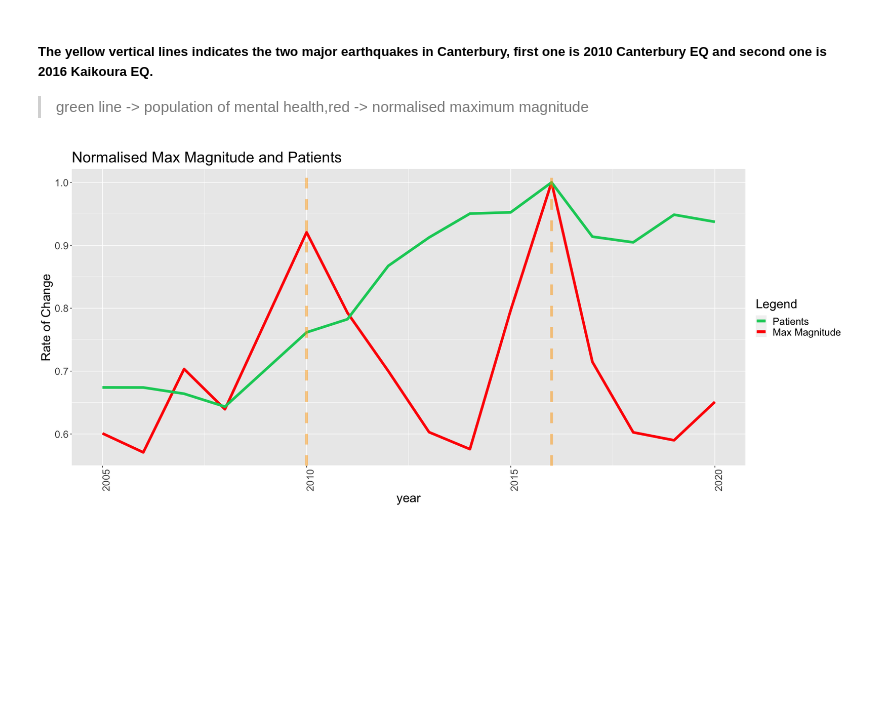
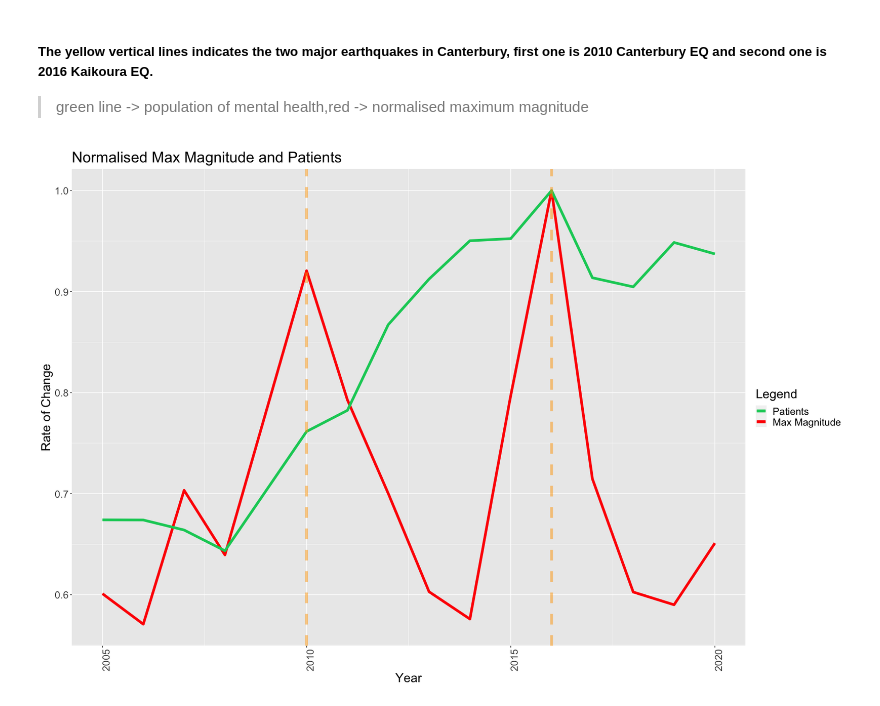
Before and after one commit to adaizh/datamac, a Jupyter notebook: Plotting.ipynb, the cells around one changed output. Cells and saved outputs as stored; diff of their text form; code cells hidden in the pictures; blank space fills up the shorter version.

```diff
--- a/Plotting.ipynb
+++ b/Plotting.ipynb
@@ -101,8 +103,8 @@ joined_table <- eq_summary_df %>% full_join(mh_df, by=c('City','Year')) %>%
         mutate(mh.change = if_else(City == lag(City), Total - lag(Total), Total-Total),
                mh.change = na_if(mh.change, 0),
                mh.change.rate = mh.change/Total,
-               pop.change.rate = pop.change/Total.Pop,
-               mh.per.pop = total/Total.Pop
+               pop.change.rate = Pop.change/Total.Pop,
+               mh.per.pop = Total/Total.Pop
               )
 
 # These are all the attributes of the table
@@ -268,18 +276,18 @@ joined_table %>% filter(city=='Canterbury') %>%
 # %%
 # defining colour
 colours <- c("Patients" = "springgreen3", "Max Magnitude" = "red")
 
 # num eq change rate vs mental health patients change rate for Canterbury
-joined_table %>% filter(city=='Canterbury') %>%
-  ggplot( aes(x=year)) +
-    geom_line(aes(y=max_mag/max(max_mag, na.rm=TRUE), color="Max Magnitude"), size=2) + # normalised num quakes
-    geom_line(aes(y=total/max(total, na.rm=TRUE), color='Patients'), size=2) + # normalised pop.change.rate
+joined_table %>% filter(City=='Canterbury') %>%
+  ggplot( aes(x=Year)) +
+    geom_line(aes(y=Max_mag/max(Max_mag, na.rm=TRUE), color="Max Magnitude"), size=2) + # normalised num quakes
+    geom_line(aes(y=Total/max(Total, na.rm=TRUE), color='Patients'), size=2) + # normalised pop.change.rate
     ggtitle("Normalised Max Magnitude and Patients") +
     geom_vline(xintercept=2010, color="orange", size=2, alpha=0.5, linetype='dashed') +
     geom_vline(xintercept=2016, color="orange", size=2, alpha=0.5, linetype='dashed') +
     labs(y="Rate of Change", color = "Legend") +
     scale_color_manual(values = colours) +
     theme(text = element_text(size=20),
         axis.text.x = element_text(angle=90, hjust=1))
 # %% [output]
-[figure, old version]
+[figure, new version]
```
Also changed, not shown: parts of 8 cells of this notebook.
